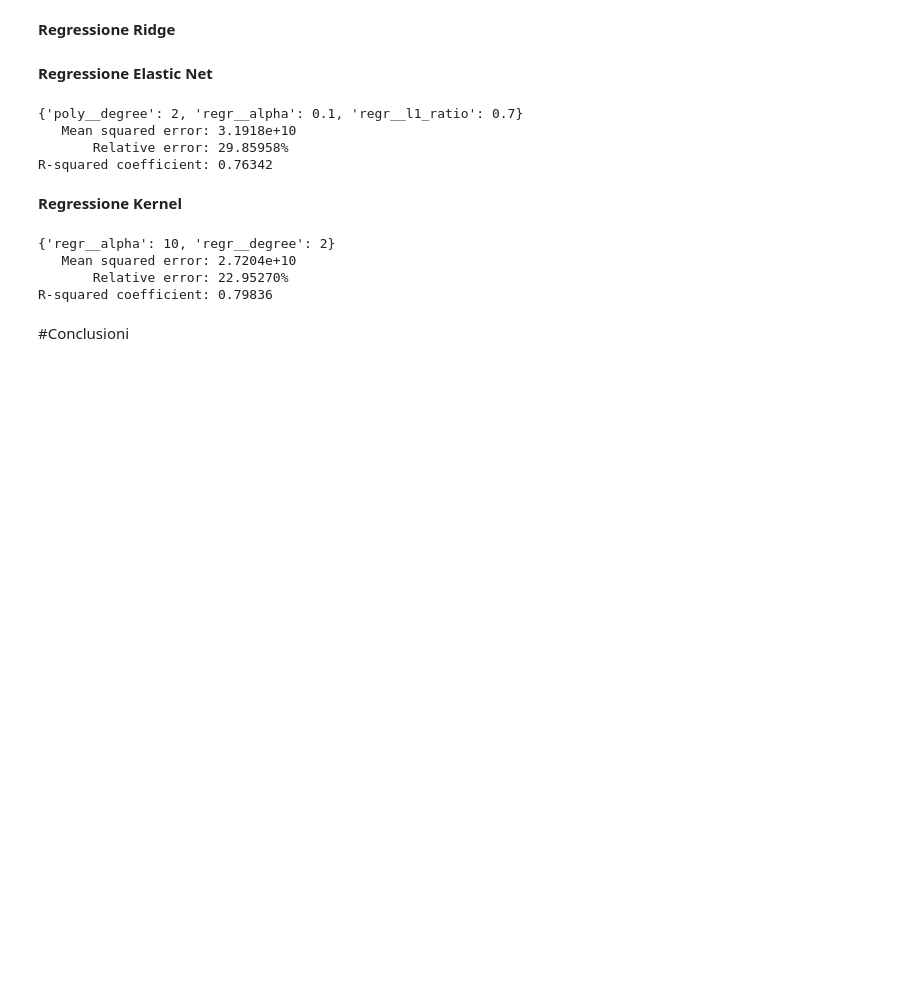
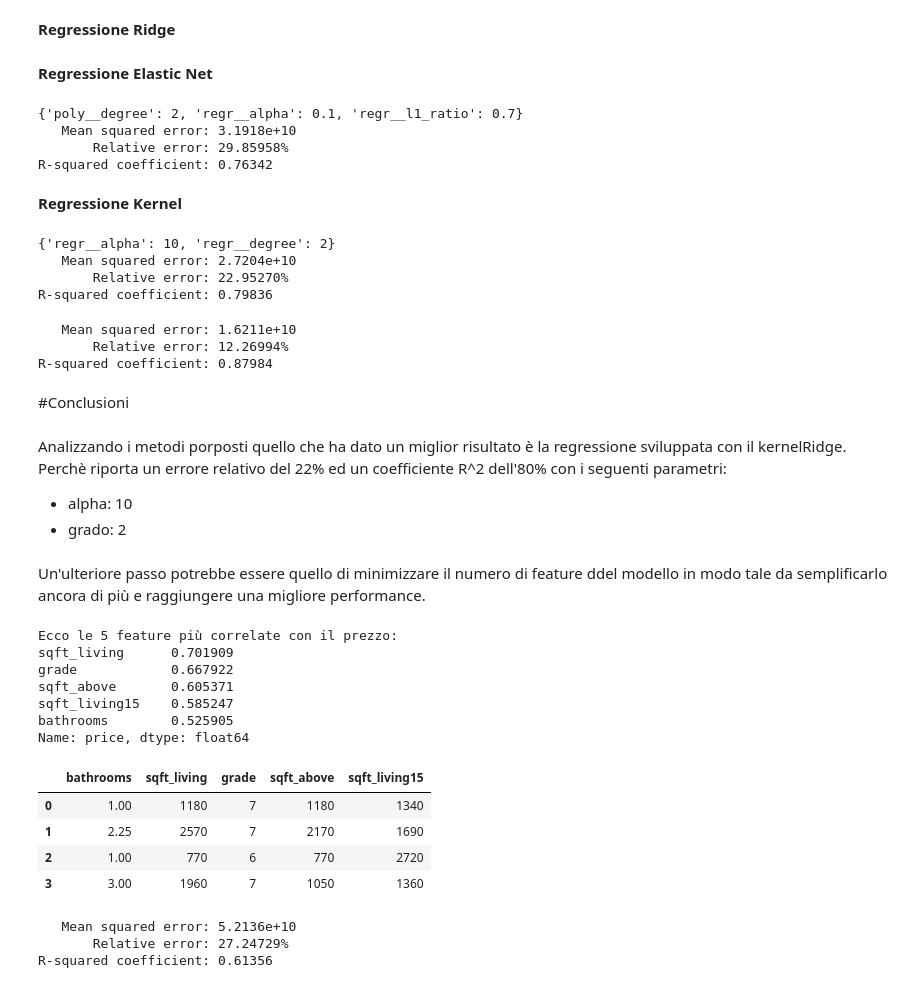
Before and after one commit to LorenzoSansone/Machine-learning-project---Predict-house-price, a Jupyter notebook: Progetto_house_price_prediction.ipynb, the cells around one changed output. Cells and saved outputs as stored; diff of their text form; code cells hidden in the pictures; blank space fills up the shorter version.

```diff
--- a/Progetto_house_price_prediction.ipynb
+++ b/Progetto_house_price_prediction.ipynb
@@ -1305,5 +1305,15 @@ grid_test(model_kernel_gs, grid_kernel_gs)
    Mean squared error: 2.7204e+10
        Relative error: 22.95270%
 R-squared coefficient: 0.79836
+# %%
+from sklearn.ensemble import RandomForestRegressor # da Piter
+model_RFR = RandomForestRegressor(n_estimators=1000, n_jobs=-1,)
+model_RFR.fit(X_train, y_train.ravel())
+# model_RFR.score(X_train, y_train.ravel())
+print_eval(X_val, y_val, model_RFR)
+# %% [output]
+   Mean squared error: 1.6211e+10
+       Relative error: 12.26994%
+R-squared coefficient: 0.87984
 # %% [markdown]
 #Conclusioni
@@ -1337,0 +1320,25 @@ df1
+# %% [markdown]
+Analizzando i metodi porposti quello che ha dato un miglior risultato è la regressione sviluppata con il kernelRidge. Perchè riporta un errore relativo del 22% ed un coefficiente R^2 dell'80% con i seguenti parametri:
+- alpha: 10
+- grado: 2
+# %% [markdown]
+Un'ulteriore passo potrebbe essere quello di minimizzare il numero di feature ddel modello in modo tale da semplificarlo ancora di più e raggiungere una migliore performance.
+# %%
+golden_features = num_corr[abs(num_corr) > 0.40].sort_values(ascending=False)
+print("Ecco le {} feature più correlate con il prezzo:\n{}".format(len(golden_features), golden_features))
+feat_selected = abs(num_corr) > 0.40
+data_selected = dataset[feat_selected.index[feat_selected]]
+data_selected.head(4)
+# %% [output]
+Ecco le 5 feature più correlate con il prezzo:
+sqft_living      0.701909
+grade            0.667922
+sqft_above       0.605371
+sqft_living15    0.585247
+bathrooms        0.525905
+Name: price, dtype: float64
+|  | bathrooms | sqft_living | grade | sqft_above | sqft_living15 |
+| 0 | 1.00 | 1180 | 7 | 1180 | 1340 |
+| 1 | 2.25 | 2570 | 7 | 2170 | 1690 |
+| 2 | 1.00 | 770 | 6 | 770 | 2720 |
+| 3 | 3.00 | 1960 | 7 | 1050 | 1360 |
@@ -1337,0 +1351,12 @@ df1
+# %%
+model_kernel_polinomiale = Pipeline([
+    ("scale", StandardScaler()),
+    ("regr",  KernelRidge(alpha=10, kernel="poly", degree=3))
+])
+
+model_kernel_polinomiale.fit(X_train_selected, y_train_selected)
+print_eval(X_val_selected, y_val_selected, model_kernel_polinomiale)
+# %% [output]
+   Mean squared error: 5.2136e+10
+       Relative error: 27.24729%
+R-squared coefficient: 0.61356
```
Also changed, not shown: parts of 12 cells of this notebook.
